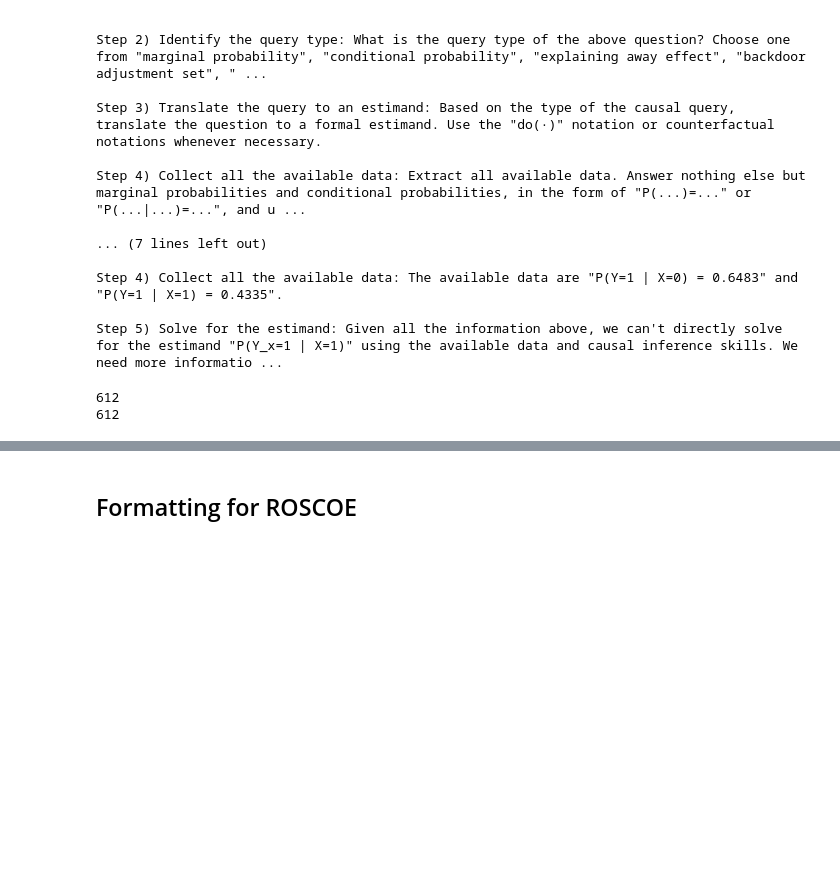
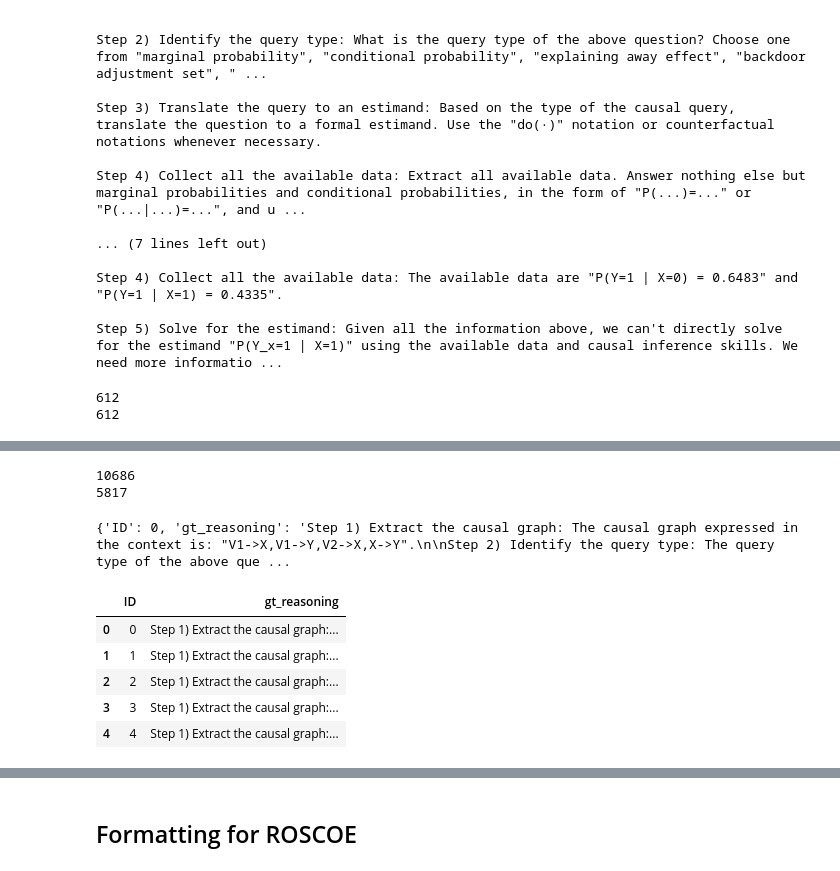
Before and after one commit to TheBlueHawk/CausalLLMs, a Jupyter notebook: roscoe_exp/roscoe_final.ipynb, the cells around one changed output, grey strips where cells are left out. Saved outputs shown, nothing was run; the diff lists cells and outputs as text; code cells hidden in the pictures; blank space fills up the shorter version.

```diff
--- a/roscoe_exp/roscoe_final.ipynb
+++ b/roscoe_exp/roscoe_final.ipynb
@@ -129,0 +233,34 @@ Name: prompt, Length: 606, dtype: int64
+# %%
+# Drop rows with null values in step0, step1, step2, step3, step4
+print(len(df))
+df = df.dropna(subset=["step0", "step1", "step2", "step3", "step4"])
+print(len(df))
+# %% [output]
+10686
+5817
+# %%
+# Fill the reasoning_template with values from the dataframe
+gt_reasonings = []
+for index, row in df.iterrows():
+    # Join the elements in the 'given_info_formal' column into a string
+    given_info_formal_string = '; '.join(row['given_info_formal'])
+
+    # Replace ' - ' with ' and ' in 'step1'
+    step1_replaced = row['step1'].replace(' - ', ' and ')
+
+    # Create a dictionary from the row
+    row_dict = row.to_dict()
+
+    # Replace the 'given_info_formal' with the joined string
+    row_dict['given_info_formal'] = given_info_formal_string
+
+    # Replace the 'step1' with the replaced string
+    row_dict['step1_format'] = step1_replaced
+
+    # Now, format the template
+    reasoning_template_filled = reasoning_template.format(**row_dict)
+    # make dict of ID and reasoning_template_filled
+    gt_reasonings.append({"ID": row_dict["ID"], "gt_reasoning": reasoning_template_filled})
+print(gt_reasonings[0])
+# %% [output]
+{'ID': 0, 'gt_reasoning': 'Step 1) Extract the causal graph: The causal graph expressed in the context is: "V1->X,V1->Y,V2->X,X->Y".\n\nStep 2) Identify the query type: The query type of the above que ...
@@ -129,0 +272,11 @@ Name: prompt, Length: 606, dtype: int64
+# %%
+# Read the jsonl as a pandas dataframe
+gt_reasonings_df = pd.read_json("raw_datasets/id2truth_reasoning.jsonl", lines=True)
+gt_reasonings_df.head()
+# %% [output]
+|  | ID | gt_reasoning |
+| 0 | 0 | Step 1) Extract the causal graph:... |
+| 1 | 1 | Step 1) Extract the causal graph:... |
+| 2 | 2 | Step 1) Extract the causal graph:... |
+| 3 | 3 | Step 1) Extract the causal graph:... |
+| 4 | 4 | Step 1) Extract the causal graph:... |
```
Also changed, not shown: parts of 20 cells of this notebook, 3 other files.
